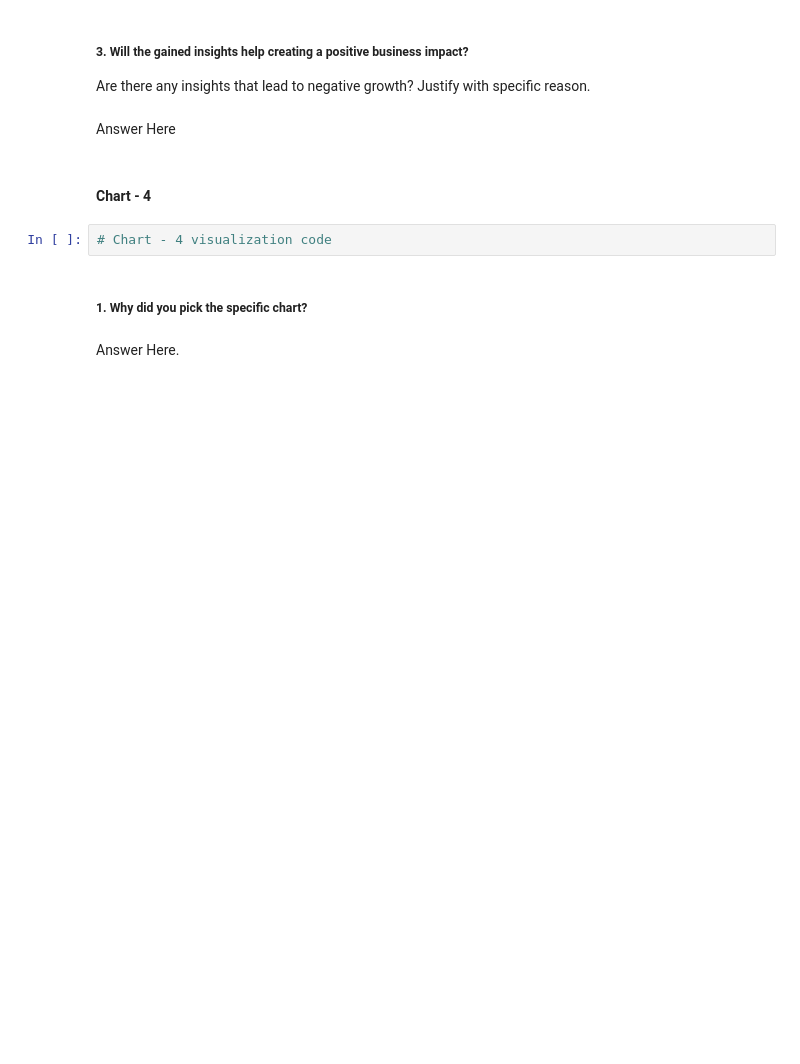
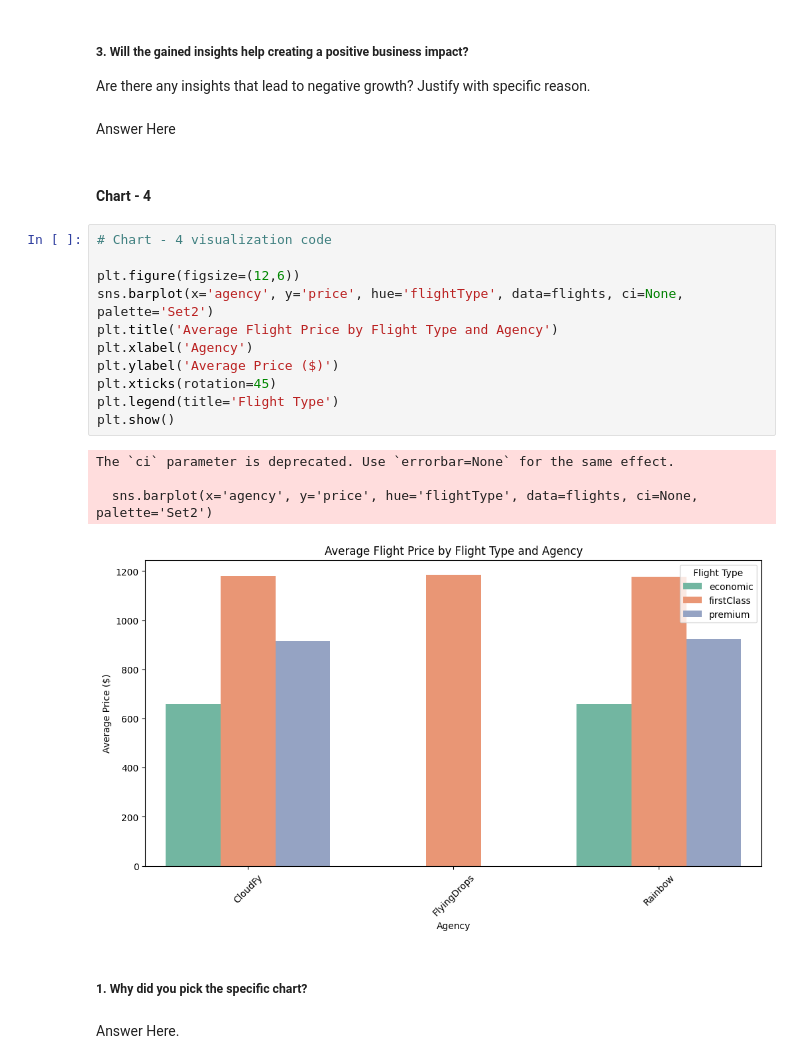
Before and after one commit to Rohan1-tech/Airbnb-Booking-Data-Analysis, a Jupyter notebook: Productionization_of_ML_Systems.ipynb, the cells around one changed output. Saved outputs shown, nothing was run; the diff lists cells and outputs as text; blank space fills up the shorter version.

```diff
--- a/Productionization_of_ML_Systems.ipynb
+++ b/Productionization_of_ML_Systems.ipynb
@@ -658,8 +685,22 @@ Are there any insights that lead to negative growth? Justify with specific reaso
 Answer Here
 # %% [markdown]
 #### Chart - 4
-# %%
-# Chart - 4 visualization code
+# %%
+# Chart - 4 visualization code
+
+plt.figure(figsize=(12,6))
+sns.barplot(x='agency', y='price', hue='flightType', data=flights, ci=None, palette='Set2')
+plt.title('Average Flight Price by Flight Type and Agency')
+plt.xlabel('Agency')
+plt.ylabel('Average Price ($)')
+plt.xticks(rotation=45)
+plt.legend(title='Flight Type')
+plt.show()
+# %% [output]
+The `ci` parameter is deprecated. Use `errorbar=None` for the same effect.
+
+  sns.barplot(x='agency', y='price', hue='flightType', data=flights, ci=None, palette='Set2')
+[figure, added]
 # %% [markdown]
 ##### 1. Why did you pick the specific chart?
 # %% [markdown]
```
Also changed, not shown: parts of 29 cells of this notebook.
